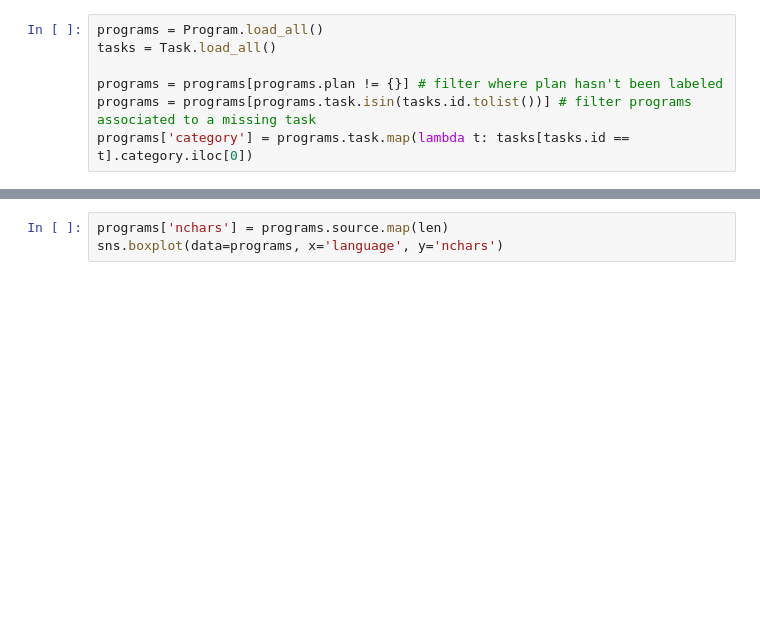
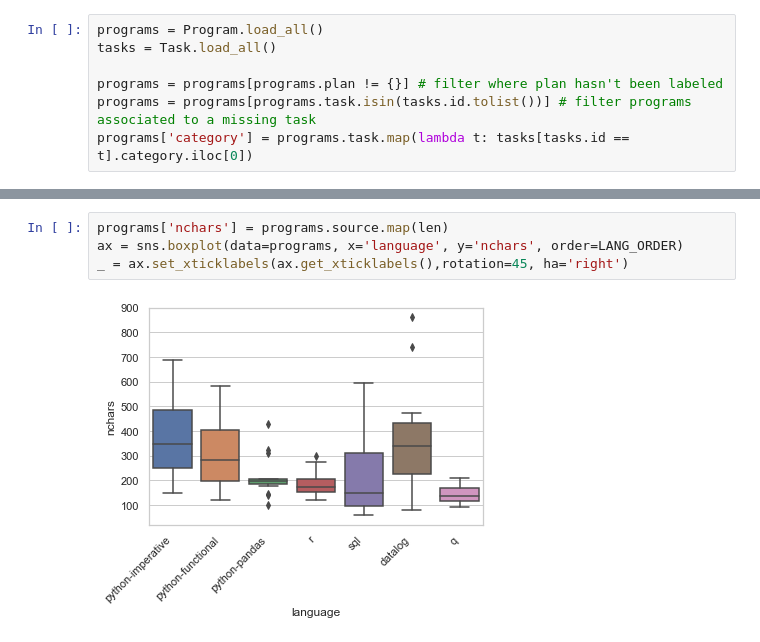
Before and after one commit to willcrichton/expressiveness-benchmark, a Jupyter notebook: notebooks/will_analysis.ipynb, the cells around one changed output, grey strips where cells are left out. Cells and saved outputs as stored; diff of their text form; blank space fills up the shorter version.

```diff
--- a/notebooks/will_analysis.ipynb
+++ b/notebooks/will_analysis.ipynb
@@ -24,3 +29,6 @@ sns.boxplot(data=programs, x='language', y='nlines')
 # %%
 programs['nchars'] = programs.source.map(len)
-sns.boxplot(data=programs, x='language', y='nchars')
+ax = sns.boxplot(data=programs, x='language', y='nchars', order=LANG_ORDER)
+_ = ax.set_xticklabels(ax.get_xticklabels(),rotation=45, ha='right')
+# %% [output]
+[figure, added]
```
Also changed, not shown: parts of 14 cells of this notebook, 11 other files.
